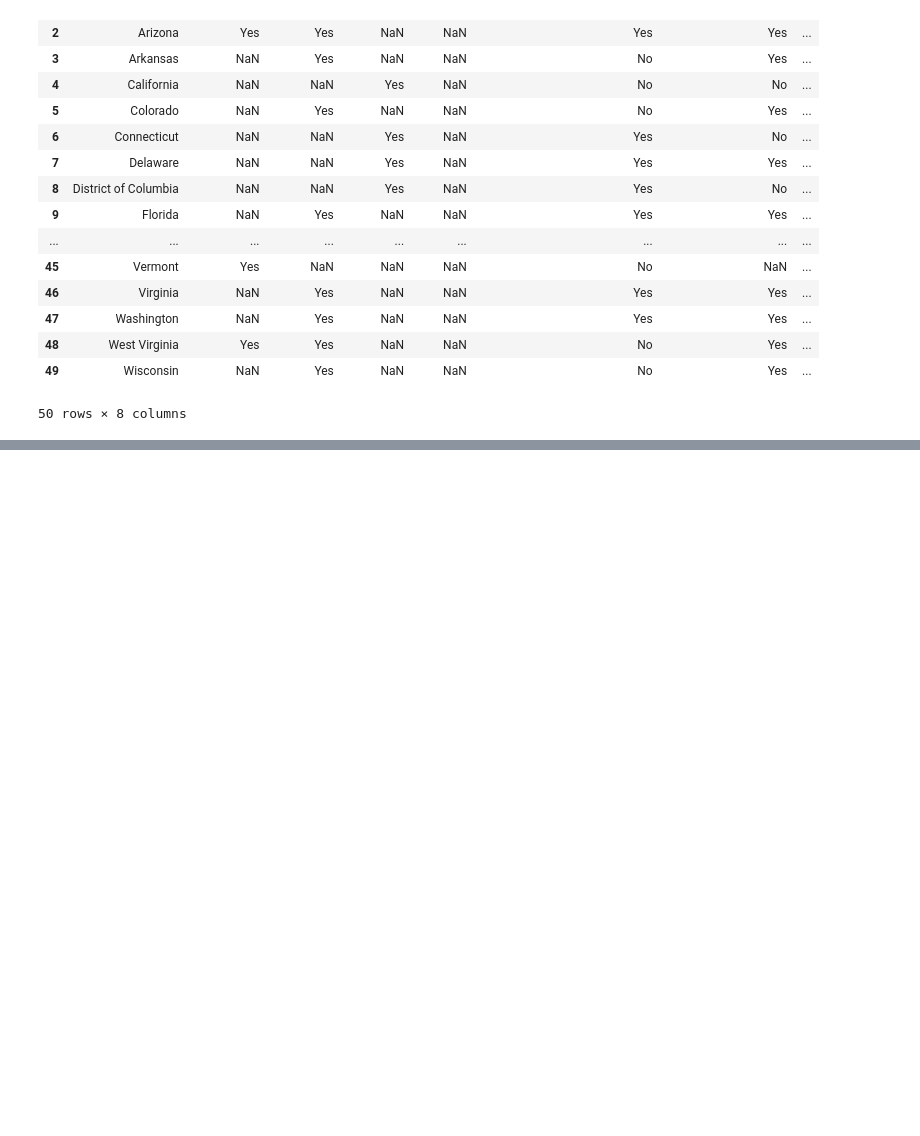
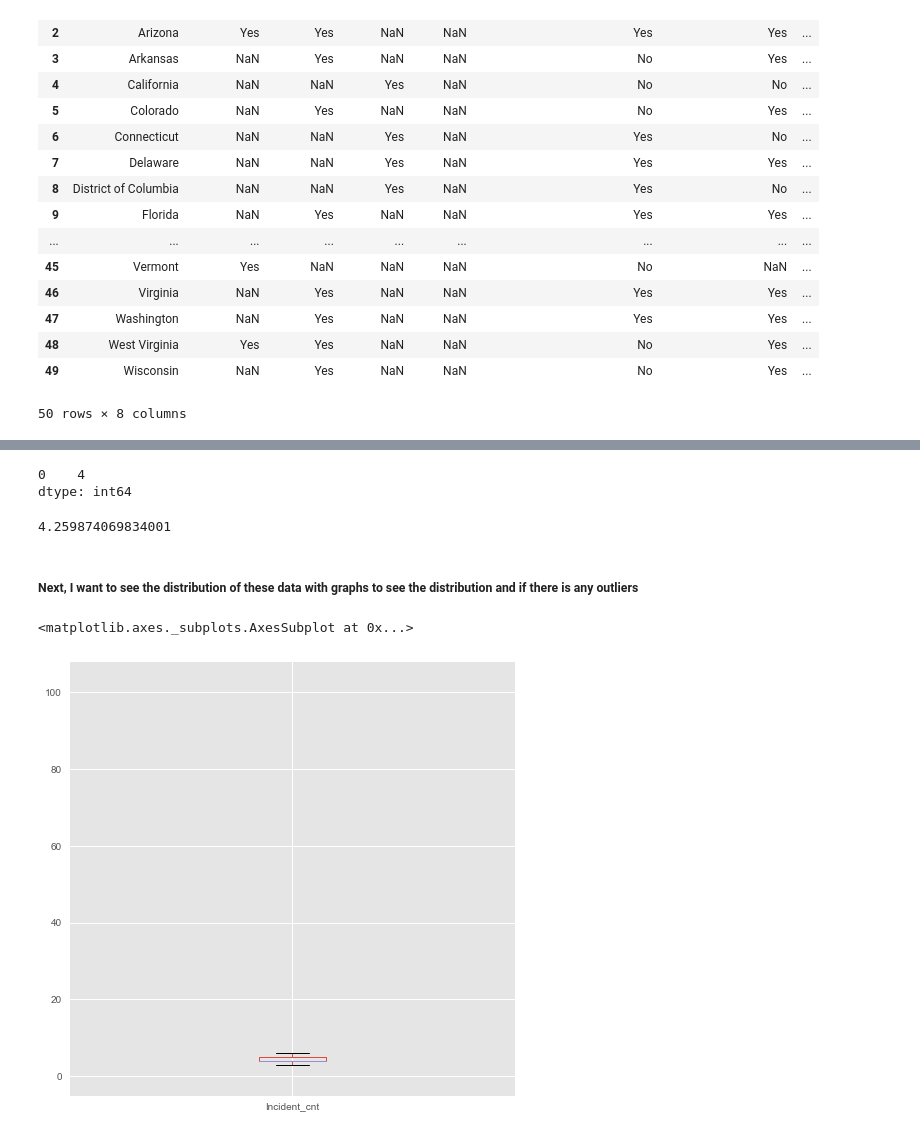
Before and after one commit to phanguyen/DS-SF-36, a Jupyter notebook: final-project/Final_P2_Cleaning&EDA_V1.ipynb, the cells around one changed output, grey strips where cells are left out. Drawn from its saved outputs; the diff is of its cells as text; code cells hidden in the pictures; blank space fills up the shorter version.

```diff
--- a/final-project/Final_P2_Cleaning&EDA_V1.ipynb
+++ b/final-project/Final_P2_Cleaning&EDA_V1.ipynb
@@ -93,0 +146,4 @@ df
+# %%
+df = df.rename(index=str, columns={"# Killed":"Number_Killed",
+                                   "# Injured": "Number_Injured",
+                                   "Permit Reciprocity[26]": "Permi Reciprocity"})
@@ -93,0 +152,2 @@ df
+# %%
+df['Incident_cnt'] = df["Number_Killed"] + df["Number_Injured"]  # assigned to a column
@@ -95,0 +214,3 @@ df
+# %%
+train_df = df.sample(frac=.7,random_state = 4)
+test_df = df.drop(train_df.index)
@@ -312,0 +421,16 @@ df.corr()
+# %%
+train_df.Incident_cnt.mode()
+# %% [output]
+0    4
+dtype: int64
+# %%
+train_df.Incident_cnt.mean()
+# %% [output]
+4.259874069834001
+# %% [markdown]
+##### Next, I want to see the distribution of these data with graphs to see the distribution and if there is any outliers
+# %%
+train_df.Incident_cnt.plot(kind = 'box', figsize = (8, 8))
+# %% [output]
+<matplotlib.axes._subplots.AxesSubplot at 0x...>
+[figure, added]
```
Also changed, not shown: parts of 72 cells of this notebook.
